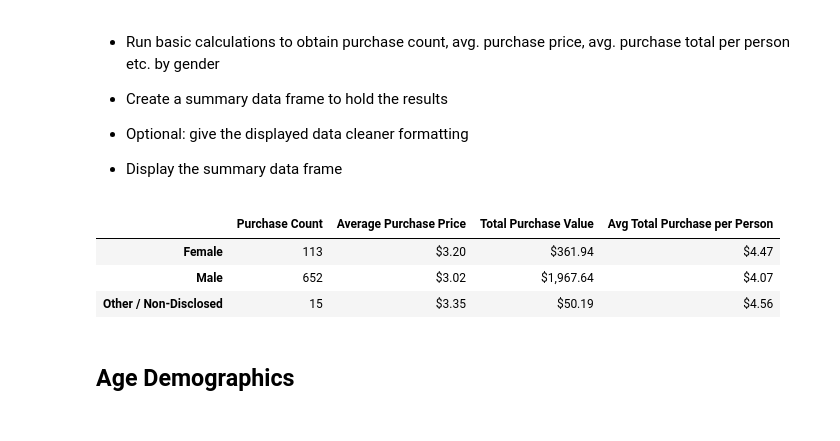
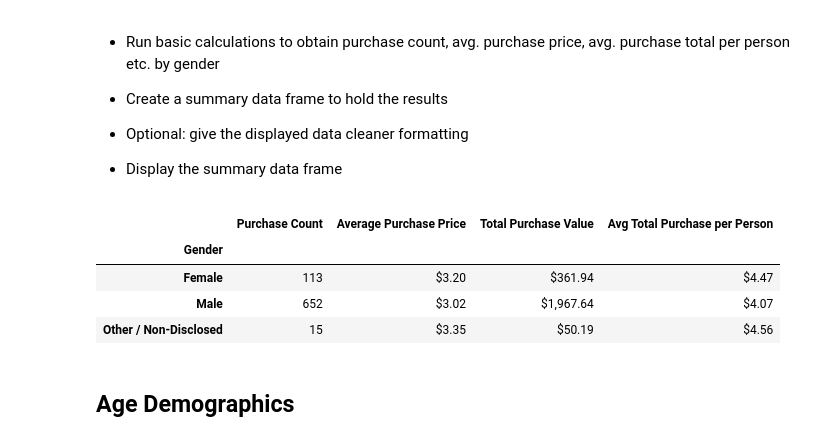
Before and after one commit to Grwat33/pandas-challenge, a Jupyter notebook: HeroesOfPymoli/HeroesOfPymoliAnalysis.ipynb, the cells around one changed output. Saved outputs shown, nothing was run; the diff lists cells and outputs as text; code cells hidden in the pictures.

```diff
--- a/HeroesOfPymoli/HeroesOfPymoliAnalysis.ipynb
+++ b/HeroesOfPymoli/HeroesOfPymoliAnalysis.ipynb
@@ -128,40 +128,43 @@ male_total_per_person = male_purchases_df["Price"].sum() / males
 female_purchases_df = purchase_data_df.loc[~((purchase_data_df['Gender'] == 'Male') | (purchase_data_df['Gender'] == 'Other / Non-Disclosed'))]
 female_purchase_count = female_purchases_df["Gender"].count()
 female_average_price = female_purchases_df["Price"].sum() / female_purchase_count
 female_total_value = female_purchases_df["Price"].sum()
 female_total_per_person = female_purchases_df["Price"].sum() / females
 
 other_purchases_df = purchase_data_df.loc[~((purchase_data_df['Gender'] == 'Female') | (purchase_data_df['Gender'] == 'Male'))]
 other_purchase_count = other_purchases_df["Gender"].count()
 other_average_price = other_purchases_df["Price"].sum() / other_purchase_count
 other_total_value = other_purchases_df["Price"].sum()
 other_total_per_person = other_purchases_df["Price"].sum() / other
 
+# Create a summary data frame to hold the results
+purchasing_demographics = [(female_purchase_count, formatted_female_average_price, formatted_female_total_value, formatted_female_total_per_person),
+                           (male_purchase_count, formatted_male_average_price, formatted_male_total_value, formatted_male_total_per_person),
+                           (other_purchase_count, formatted_other_average_price, formatted_other_total_value, formatted_other_total_per_person)]
+gender_purchasing_df = pd.DataFrame(purchasing_demographics,
+                         columns = ['Purchase Count' , 'Average Purchase Price', 'Total Purchase Value', 'Avg Total Purchase per Person'],
+                         index=['Female', 'Male', 'Other / Non-Disclosed'])
+gender_purchasing_df.index.name = 'Gender'
+
 # Optional: give the displayed data cleaner formatting
 formatted_male_average_price = "${:,.2f}".format(male_average_price)
 formatted_male_total_value = "${:,.2f}".format(male_total_value)
 formatted_male_total_per_person = "${:,.2f}".format(male_total_per_person)
 
 formatted_female_average_price = "${:,.2f}".format(female_average_price)
 formatted_female_total_value = "${:,.2f}".format(female_total_value)
 formatted_female_total_per_person = "${:,.2f}".format(female_total_per_person)
 
 formatted_other_average_price = "${:,.2f}".format(other_average_price)
 formatted_other_total_value = "${:,.2f}".format(other_total_value)
 formatted_other_total_per_person = "${:,.2f}".format(other_total_per_person)
 
-# Create a summary data frame to hold the results
-purchasing_demographics = [(female_purchase_count, formatted_female_average_price, formatted_female_total_value, formatted_female_total_per_person),
-                           (male_purchase_count, formatted_male_average_price, formatted_male_total_value, formatted_male_total_per_person),
-                           (other_purchase_count, formatted_other_average_price, formatted_other_total_value, formatted_other_total_per_person)]
-gender_purchasing_df = pd.DataFrame(purchasing_demographics,
-                         columns = ['Purchase Count' , 'Average Purchase Price', 'Total Purchase Value', 'Avg Total Purchase per Person'],
-                         index=['Female', 'Male', 'Other / Non-Disclosed'])
 
 # Display the summary data frame
 gender_purchasing_df
 # %% [output]
 |  | Purchase Count | Average Purchase Price | Total Purchase Value | Avg Total Purchase per Person |
+| Gender |  |  |  |  |
 | Female | 113 | $3.20 | $361.94 | $4.47 |
 | Male | 652 | $3.02 | $1,967.64 | $4.07 |
 | Other / Non-Disclosed | 15 | $3.35 | $50.19 | $4.56 |
```
Also changed, not shown: parts of 3 cells of this notebook.
